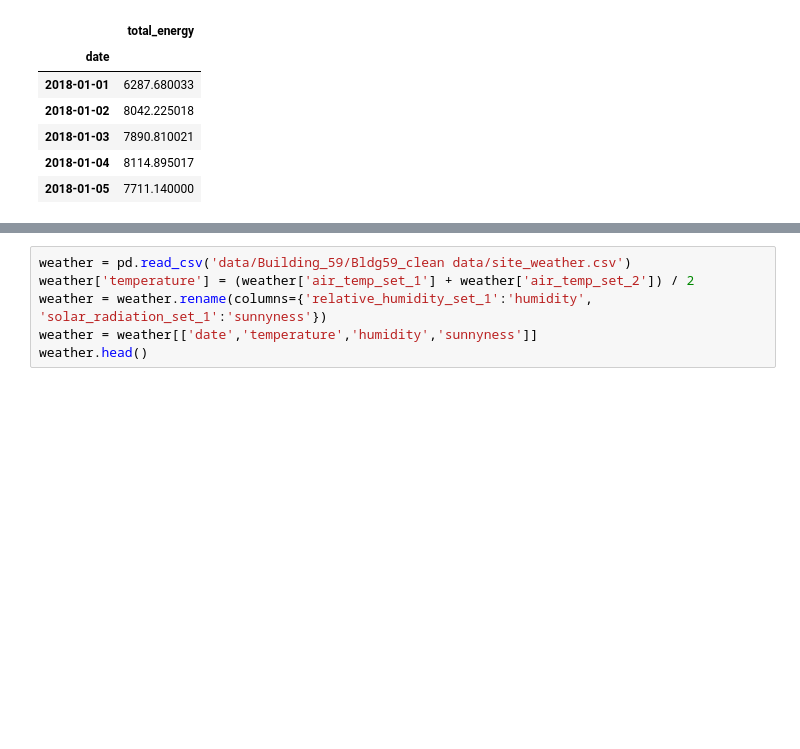
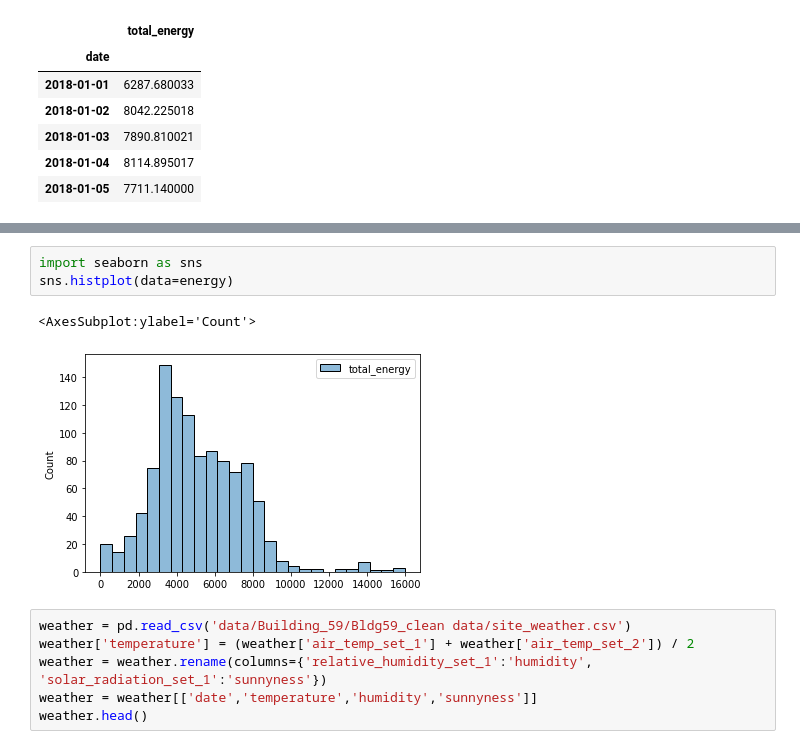
Before and after one commit to kmcguigan1/WATAI2023_energy_demand_modelling, a Jupyter notebook: build_data.ipynb, the cells around one changed output, grey strips where cells are left out. Saved outputs shown, nothing was run; the diff lists cells and outputs as text; blank space fills up the shorter version.

```diff
--- a/build_data.ipynb
+++ b/build_data.ipynb
@@ -20,3 +29,9 @@ energy.head()
+# %%
+import seaborn as sns
+sns.histplot(data=energy)
+# %% [output]
+<AxesSubplot:ylabel='Count'>
+[figure, added]
 # %%
 weather = pd.read_csv('data/Building_59/Bldg59_clean data/site_weather.csv')
 weather['temperature'] = (weather['air_temp_set_1'] + weather['air_temp_set_2']) / 2
```
Also changed, not shown: parts of 2 cells of this notebook, 2 other files.
